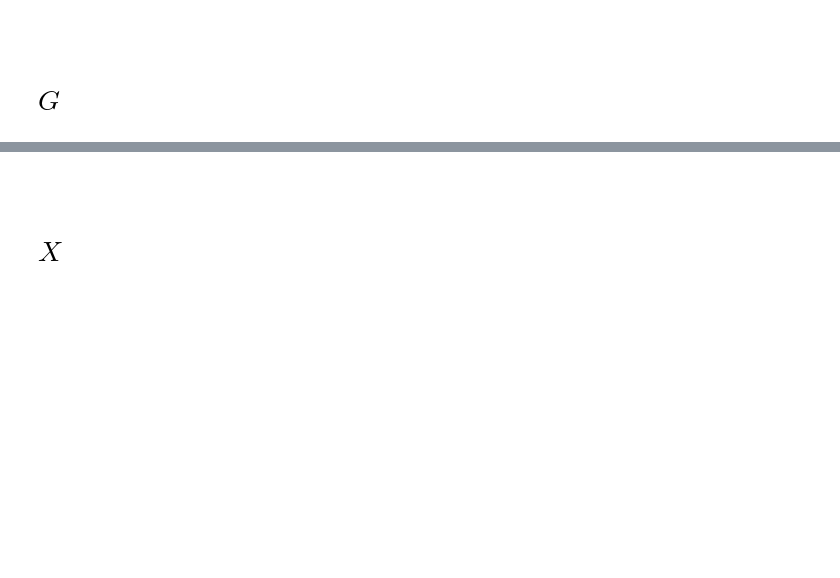
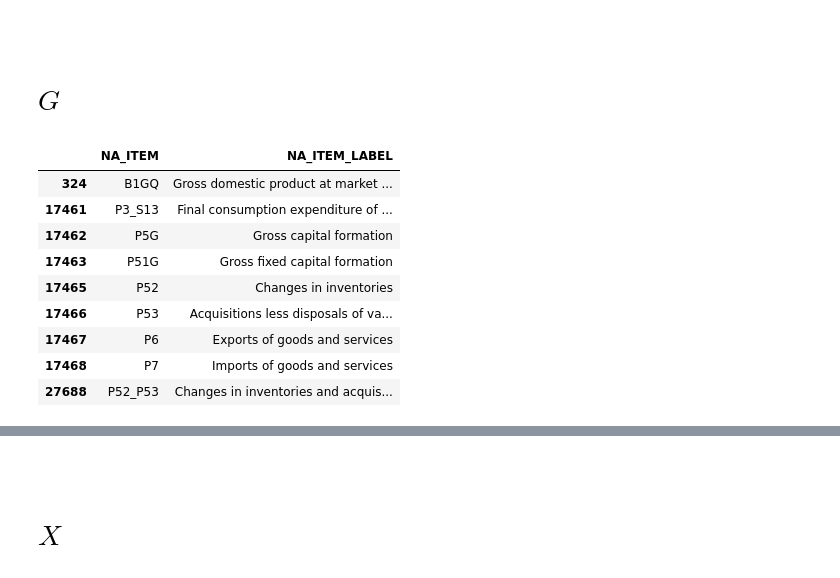
Before and after one commit to boturon/NovaSBE_Courses, a Jupyter notebook: 1107_macroeconomic-policies/assignment/pred-gdp/data.ipynb, the cells around one changed output, grey strips where cells are left out. Drawn from its saved outputs; the diff is of its cells as text; code cells hidden in the pictures; blank space fills up the shorter version.

```diff
--- a/1107_macroeconomic-policies/assignment/pred-gdp/data.ipynb
+++ b/1107_macroeconomic-policies/assignment/pred-gdp/data.ipynb
@@ -449,0 +454,13 @@ strong multicollinearity problems or that the design matrix is singular.
+# %%
+namq_10_gdp[["NA_ITEM","NA_ITEM_LABEL"]].drop_duplicates()
+# %% [output]
+|  | NA_ITEM | NA_ITEM_LABEL |
+| 324 | B1GQ | Gross domestic product at market ... |
+| 17461 | P3_S13 | Final consumption expenditure of ... |
+| 17462 | P5G | Gross capital formation |
+| 17463 | P51G | Gross fixed capital formation |
+| 17465 | P52 | Changes in inventories |
+| 17466 | P53 | Acquisitions less disposals of va... |
+| 17467 | P6 | Exports of goods and services |
+| 17468 | P7 | Imports of goods and services |
+| 27688 | P52_P53 | Changes in inventories and acquis... |
```
Also changed, not shown: parts of 4 cells of this notebook, 12 other files.
